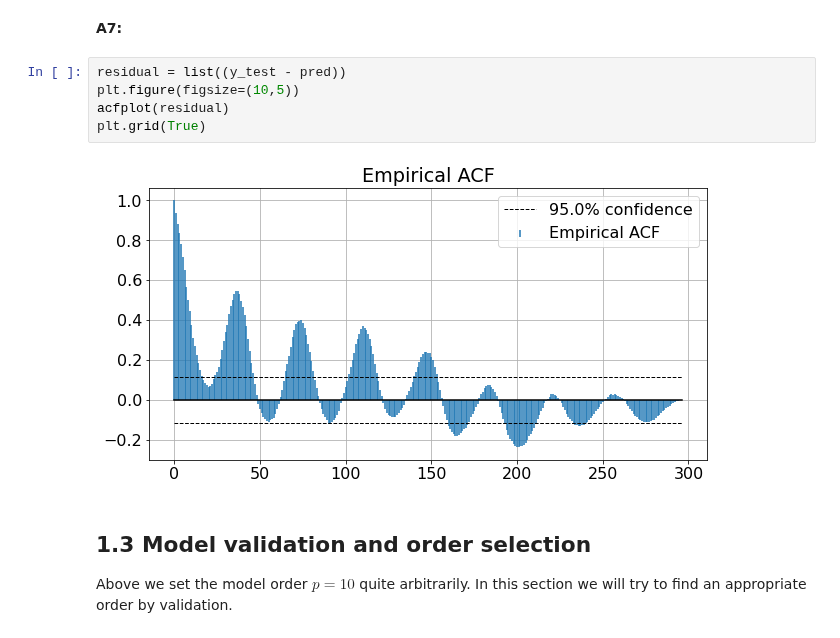
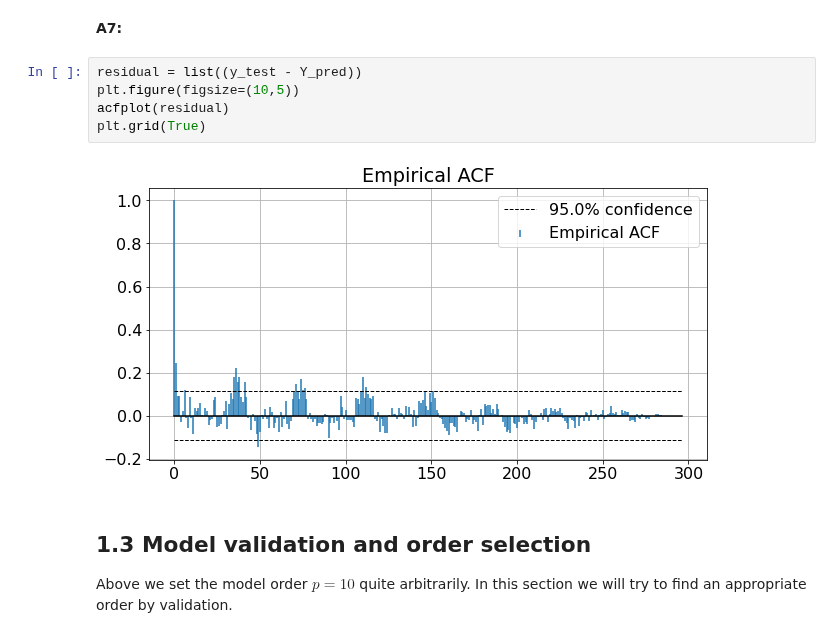
Before and after one commit to jrakhshanda/Time-Series-Sequence-Learning, a Jupyter notebook: tssl_lab1_ipynb_txt.ipynb, the cells around one changed output. Drawn from its saved outputs; the diff is of its cells as text.

```diff
--- a/tssl_lab1_ipynb_txt.ipynb
+++ b/tssl_lab1_ipynb_txt.ipynb
@@ -232,12 +232,12 @@ _Hint:_ You can use the function `acfplot` from the `tssltools` module, availabl
 # %% [markdown]
 **A7:**
 # %%
-residual = list((y_test - pred))
+residual = list((y_test - Y_pred))
 plt.figure(figsize=(10,5))
 acfplot(residual)
 plt.grid(True)
 # %% [output]
-[figure, old version]
+[figure, new version]
 # %% [markdown]
 ## 1.3 Model validation and order selection
 Above we set the model order $p=10$ quite arbitrarily. In this section we will try to find an appropriate order by validation.
```
Also changed, not shown: parts of 4 cells of this notebook.
